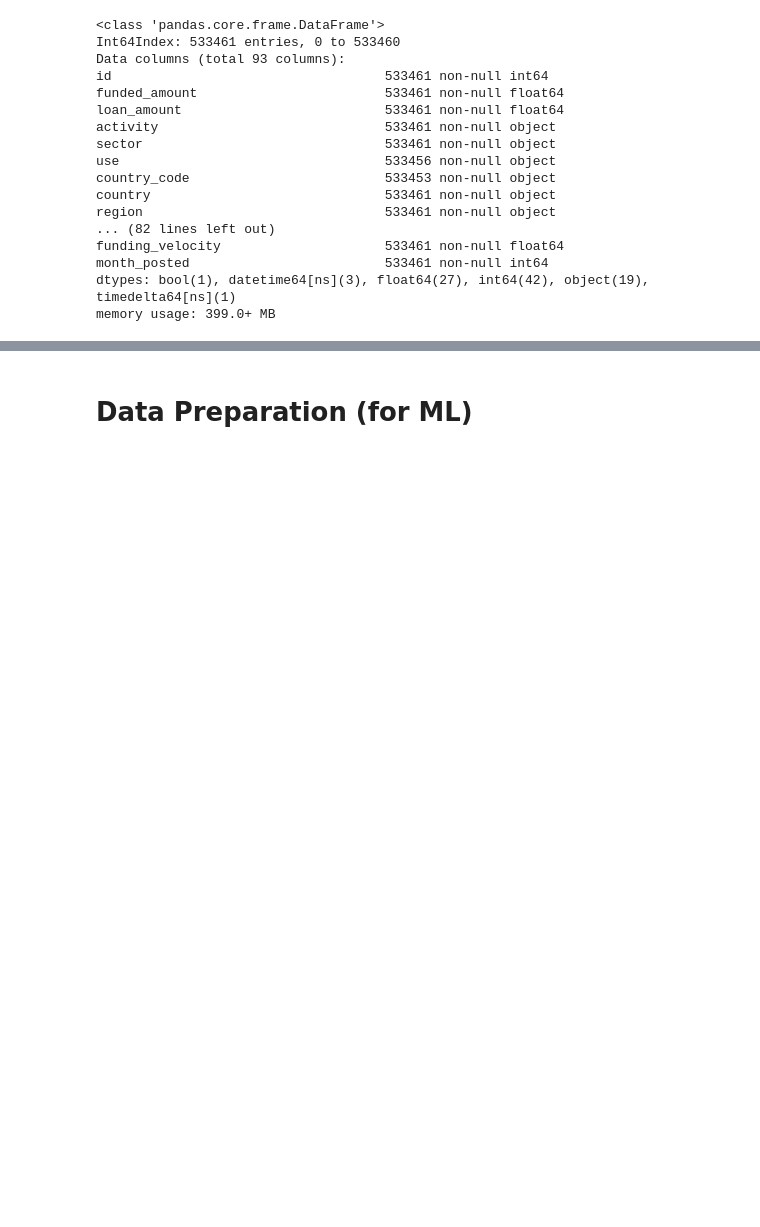
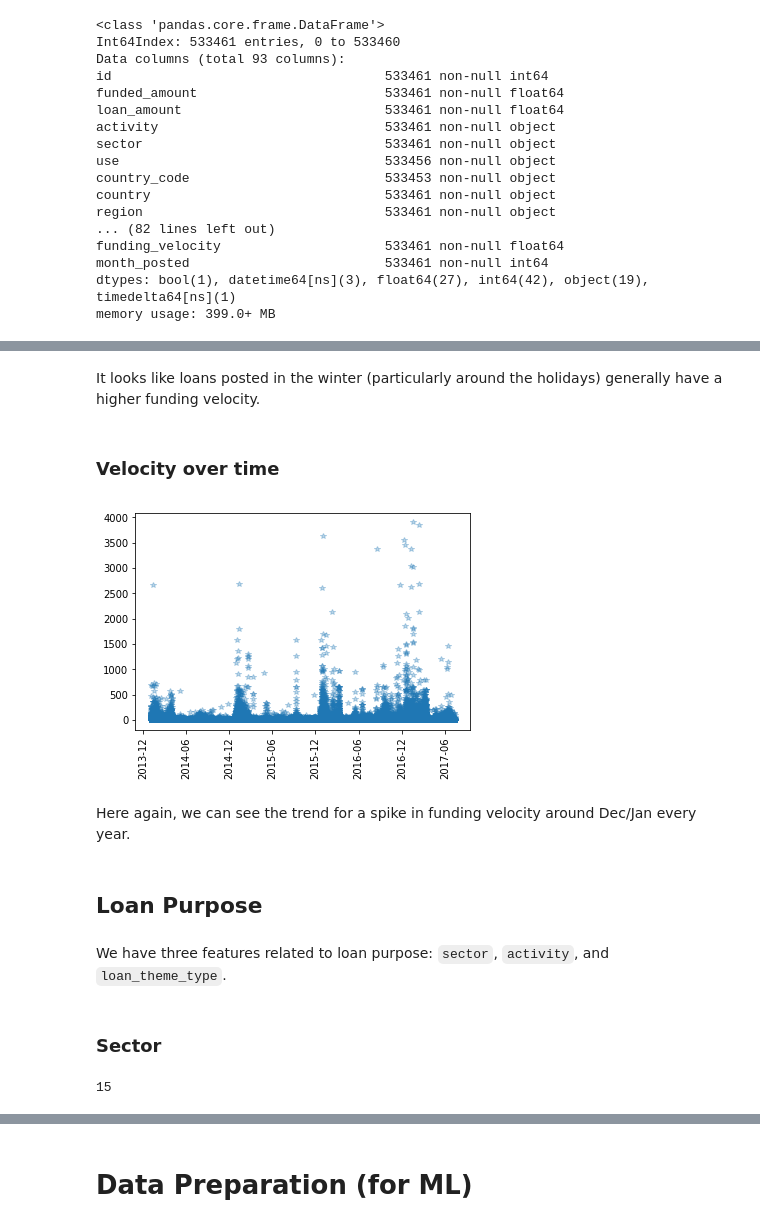
Before and after one commit to JCRaymond/ITCS_4156_FInal, a Jupyter notebook: Final Project.ipynb, the cells around one changed output, grey strips where cells are left out. Drawn from its saved outputs; the diff is of its cells as text; code cells hidden in the pictures; blank space fills up the shorter version.

```diff
--- a/Final Project.ipynb
+++ b/Final Project.ipynb
@@ -2051,0 +2055,2 @@ memory usage: 399.0+ MB
+# %%
+data = final_data.copy()
@@ -2051,0 +2063,5 @@ memory usage: 399.0+ MB
+# %%
+# remove inf for plotting
+plottable_data = data.replace([np.inf, -np.inf], np.nan).dropna(subset=["funding_velocity"], how="all")
+# %%
+data = plottable_data.copy()
@@ -2051,0 +2164,18 @@ memory usage: 399.0+ MB
+# %% [markdown]
+It looks like loans posted in the winter (particularly around the holidays) generally have a higher funding velocity.
+# %% [markdown]
+### Velocity over time
+# %%
+df = data.sort_values('posted_time', ascending=True)
+plt.plot(df['posted_time'], df['funding_velocity'], '*', alpha=0.3)
+plt.xticks(rotation='vertical')
+
+plt.show()
+# %% [output]
+[figure, added]
+# %% [markdown]
+Here again, we can see the trend for a spike in funding velocity around Dec/Jan every year.
+# %% [markdown]
+## Loan Purpose
+# %% [markdown]
+We have three features related to loan purpose: `sector`, `activity`, and `loan_theme_type`.
@@ -2051,0 +2212,6 @@ memory usage: 399.0+ MB
+# %% [markdown]
+### Sector
+# %%
+len(data['sector'].unique())
+# %% [output]
+15
```
Also changed, not shown: parts of 118 cells of this notebook.
